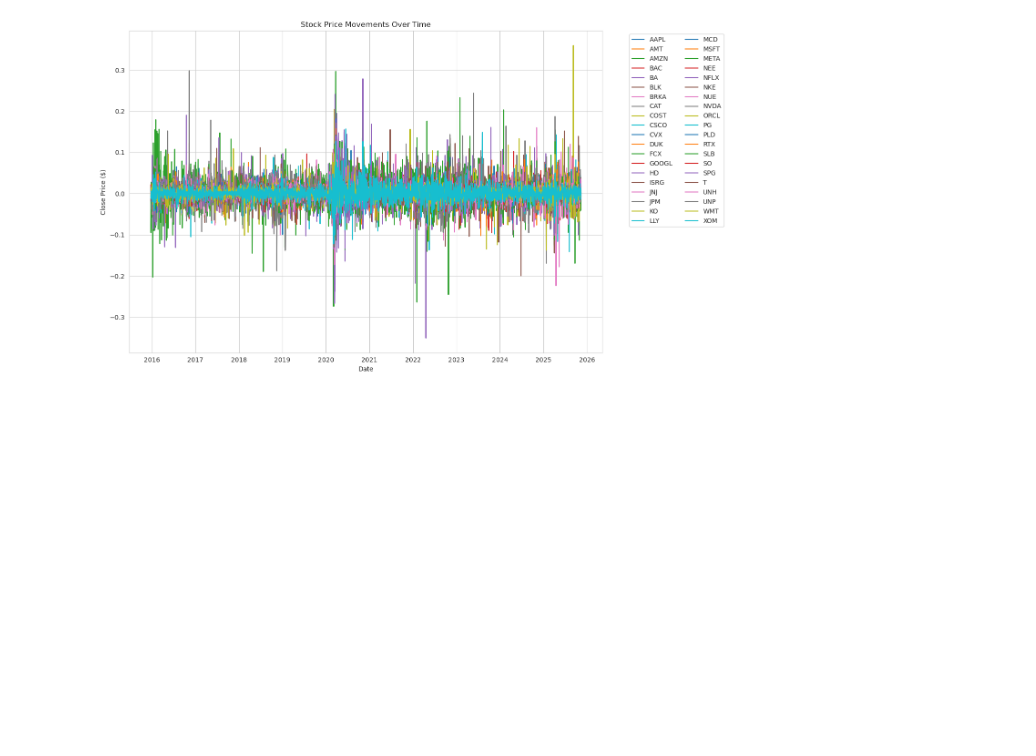
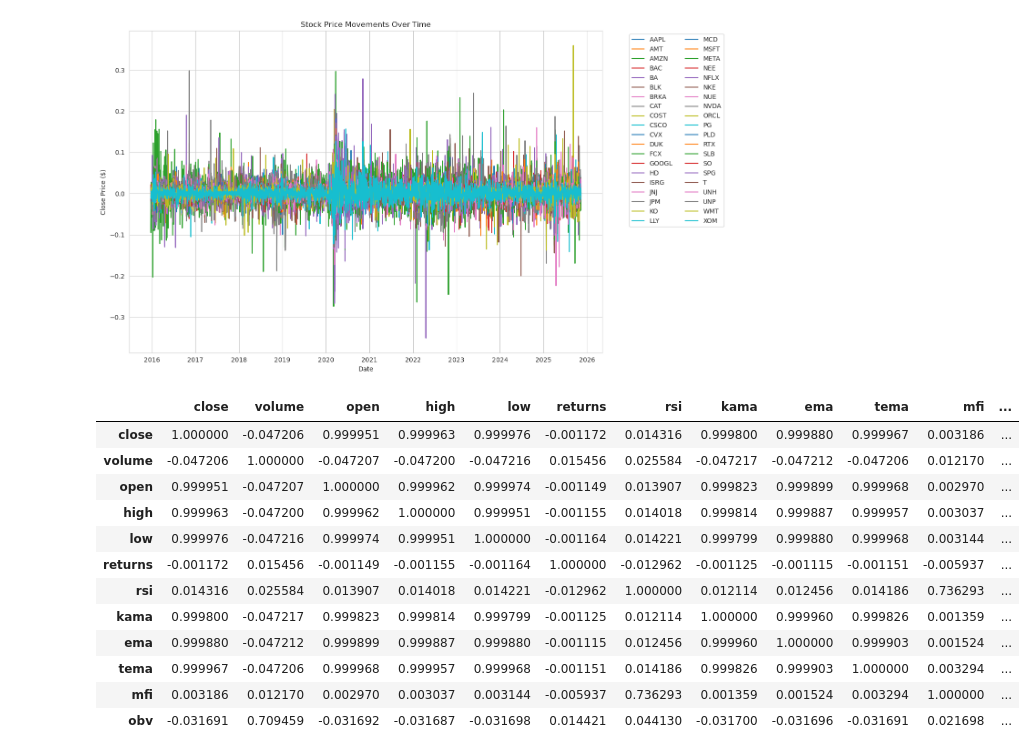
Before and after one commit to hontarea/time_series_forecasting, a Jupyter notebook: notebooks/preprosessing_data.ipynb, the cells around one changed output. Cells and saved outputs as stored; diff of their text form; code cells hidden in the pictures; blank space fills up the shorter version.

```diff
--- a/notebooks/preprosessing_data.ipynb
+++ b/notebooks/preprosessing_data.ipynb
@@ -136,6 +113,23 @@ plt.tight_layout()
 plt.show()
 # %% [output]
 [figure]
+# %%
+numeric_cols = df.select_dtypes(include=[np.number]).columns.tolist()
+df[numeric_cols].corr()
+# %% [output]
+|  | close | volume | open | high | low | returns | rsi | kama | ema | tema | mfi | ... |
+| close | 1.000000 | -0.047206 | 0.999951 | 0.999963 | 0.999976 | -0.001172 | 0.014316 | 0.999800 | 0.999880 | 0.999967 | 0.003186 | ... |
+| volume | -0.047206 | 1.000000 | -0.047207 | -0.047200 | -0.047216 | 0.015456 | 0.025584 | -0.047217 | -0.047212 | -0.047206 | 0.012170 | ... |
+| open | 0.999951 | -0.047207 | 1.000000 | 0.999962 | 0.999974 | -0.001149 | 0.013907 | 0.999823 | 0.999899 | 0.999968 | 0.002970 | ... |
+| high | 0.999963 | -0.047200 | 0.999962 | 1.000000 | 0.999951 | -0.001155 | 0.014018 | 0.999814 | 0.999887 | 0.999957 | 0.003037 | ... |
+| low | 0.999976 | -0.047216 | 0.999974 | 0.999951 | 1.000000 | -0.001164 | 0.014221 | 0.999799 | 0.999880 | 0.999968 | 0.003144 | ... |
+| returns | -0.001172 | 0.015456 | -0.001149 | -0.001155 | -0.001164 | 1.000000 | -0.012962 | -0.001125 | -0.001115 | -0.001151 | -0.005937 | ... |
+| rsi | 0.014316 | 0.025584 | 0.013907 | 0.014018 | 0.014221 | -0.012962 | 1.000000 | 0.012114 | 0.012456 | 0.014186 | 0.736293 | ... |
+| kama | 0.999800 | -0.047217 | 0.999823 | 0.999814 | 0.999799 | -0.001125 | 0.012114 | 1.000000 | 0.999960 | 0.999826 | 0.001359 | ... |
+| ema | 0.999880 | -0.047212 | 0.999899 | 0.999887 | 0.999880 | -0.001115 | 0.012456 | 0.999960 | 1.000000 | 0.999903 | 0.001524 | ... |
+| tema | 0.999967 | -0.047206 | 0.999968 | 0.999957 | 0.999968 | -0.001151 | 0.014186 | 0.999826 | 0.999903 | 1.000000 | 0.003294 | ... |
+| mfi | 0.003186 | 0.012170 | 0.002970 | 0.003037 | 0.003144 | -0.005937 | 0.736293 | 0.001359 | 0.001524 | 0.003294 | 1.000000 | ... |
+| obv | -0.031691 | 0.709459 | -0.031692 | -0.031687 | -0.031698 | 0.014421 | 0.044130 | -0.031700 | -0.031696 | -0.031691 | 0.021698 | ... |
 # %%
 df.head()
 # %% [output]
```
Also changed, not shown: parts of 3 cells of this notebook, 31 other files.
